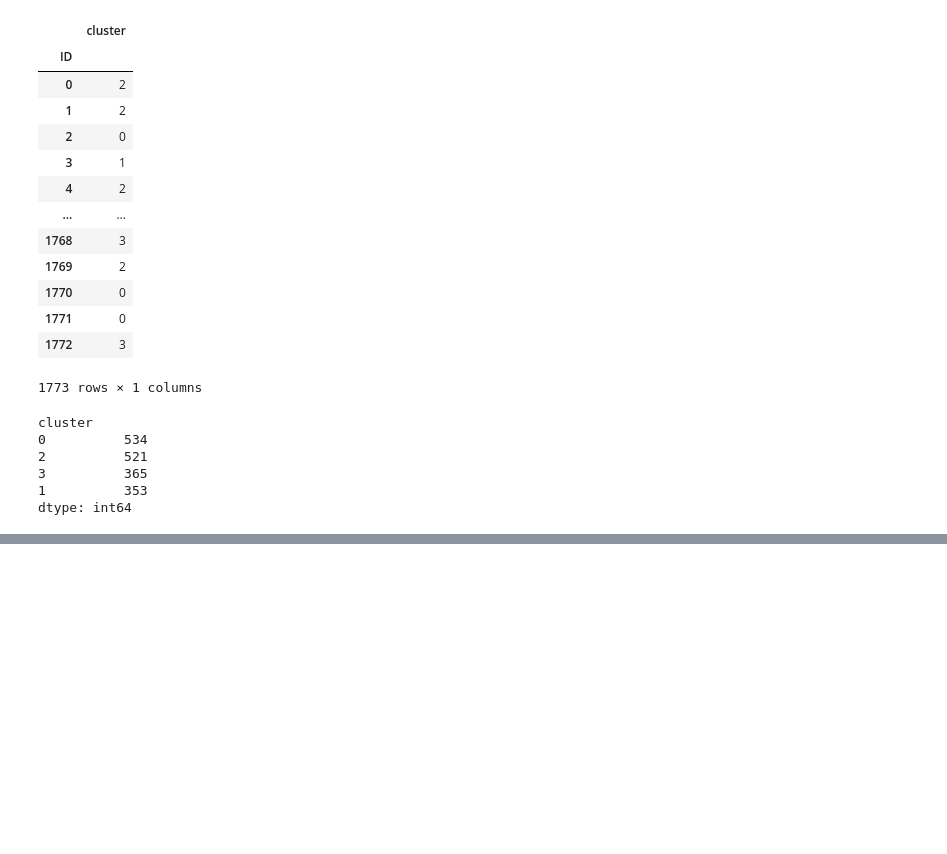
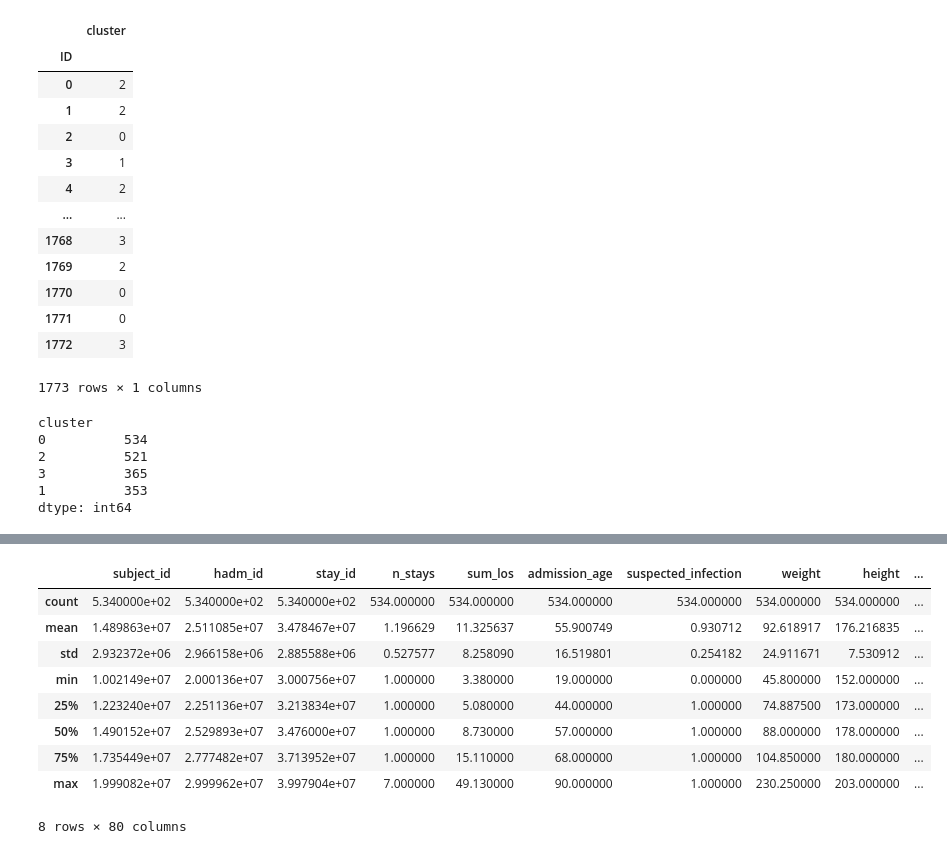
Before and after one commit to johnsonjzhou/comp90089-project, a Jupyter notebook: cluster/kmeans.ipynb, the cells around one changed output, grey strips where cells are left out. Cells and saved outputs as stored; diff of their text form; code cells hidden in the pictures; blank space fills up the shorter version.

```diff
--- a/cluster/kmeans.ipynb
+++ b/cluster/kmeans.ipynb
@@ -106,0 +139,13 @@ dtype: int64
+# %%
+cos.describe(include="all")
+# %% [output]
+|  | subject_id | hadm_id | stay_id | n_stays | sum_los | admission_age | suspected_infection | weight | height | ... |
+| count | 5.340000e+02 | 5.340000e+02 | 5.340000e+02 | 534.000000 | 534.000000 | 534.000000 | 534.000000 | 534.000000 | 534.000000 | ... |
+| mean | 1.489863e+07 | 2.511085e+07 | 3.478467e+07 | 1.196629 | 11.325637 | 55.900749 | 0.930712 | 92.618917 | 176.216835 | ... |
+| std | 2.932372e+06 | 2.966158e+06 | 2.885588e+06 | 0.527577 | 8.258090 | 16.519801 | 0.254182 | 24.911671 | 7.530912 | ... |
+| min | 1.002149e+07 | 2.000136e+07 | 3.000756e+07 | 1.000000 | 3.380000 | 19.000000 | 0.000000 | 45.800000 | 152.000000 | ... |
+| 25% | 1.223240e+07 | 2.251136e+07 | 3.213834e+07 | 1.000000 | 5.080000 | 44.000000 | 1.000000 | 74.887500 | 173.000000 | ... |
+| 50% | 1.490152e+07 | 2.529893e+07 | 3.476000e+07 | 1.000000 | 8.730000 | 57.000000 | 1.000000 | 88.000000 | 178.000000 | ... |
+| 75% | 1.735449e+07 | 2.777482e+07 | 3.713952e+07 | 1.000000 | 15.110000 | 68.000000 | 1.000000 | 104.850000 | 180.000000 | ... |
+| max | 1.999082e+07 | 2.999962e+07 | 3.997904e+07 | 7.000000 | 49.130000 | 90.000000 | 1.000000 | 230.250000 | 203.000000 | ... |
+8 rows × 80 columns
```
Also changed, not shown: parts of 4 cells of this notebook, 1 other file.
